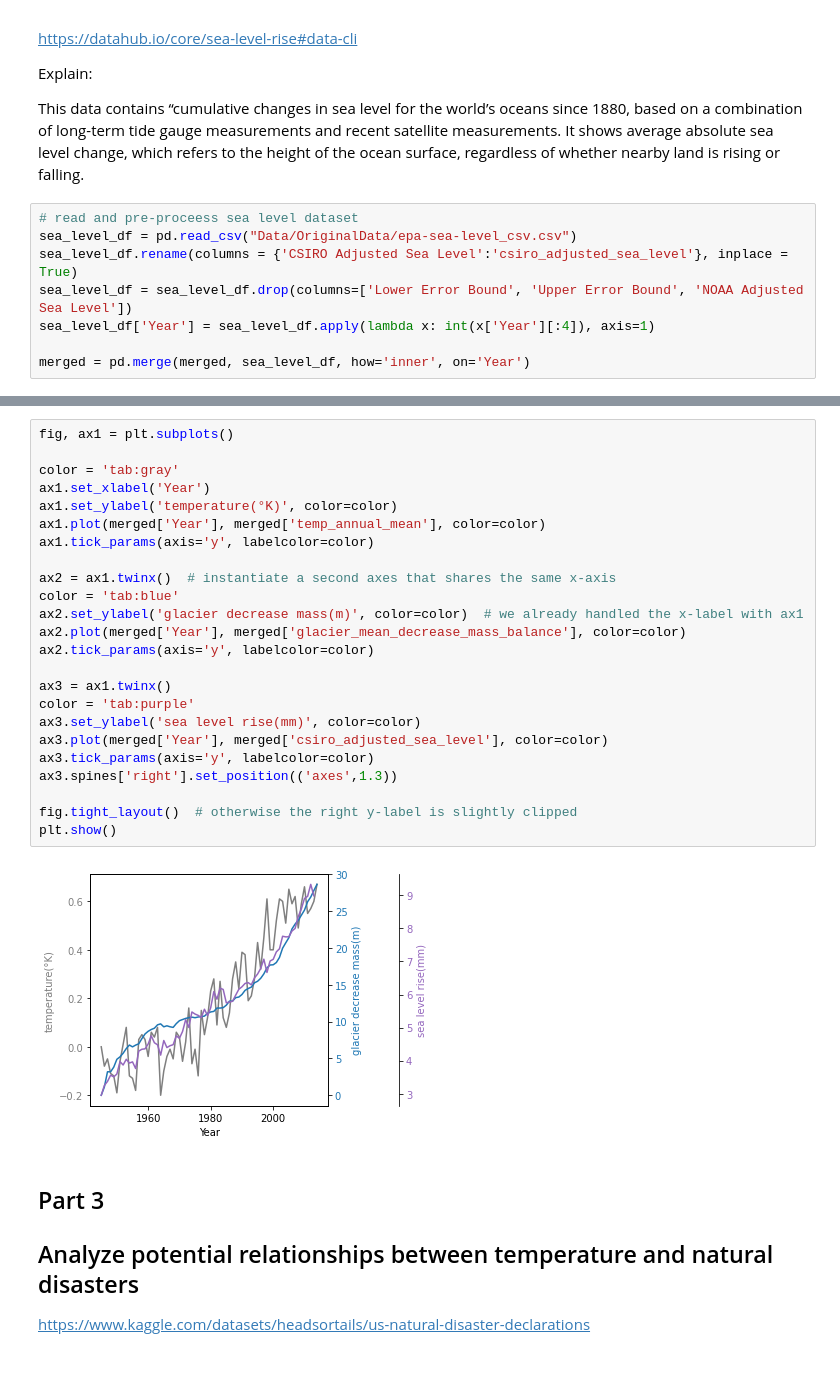
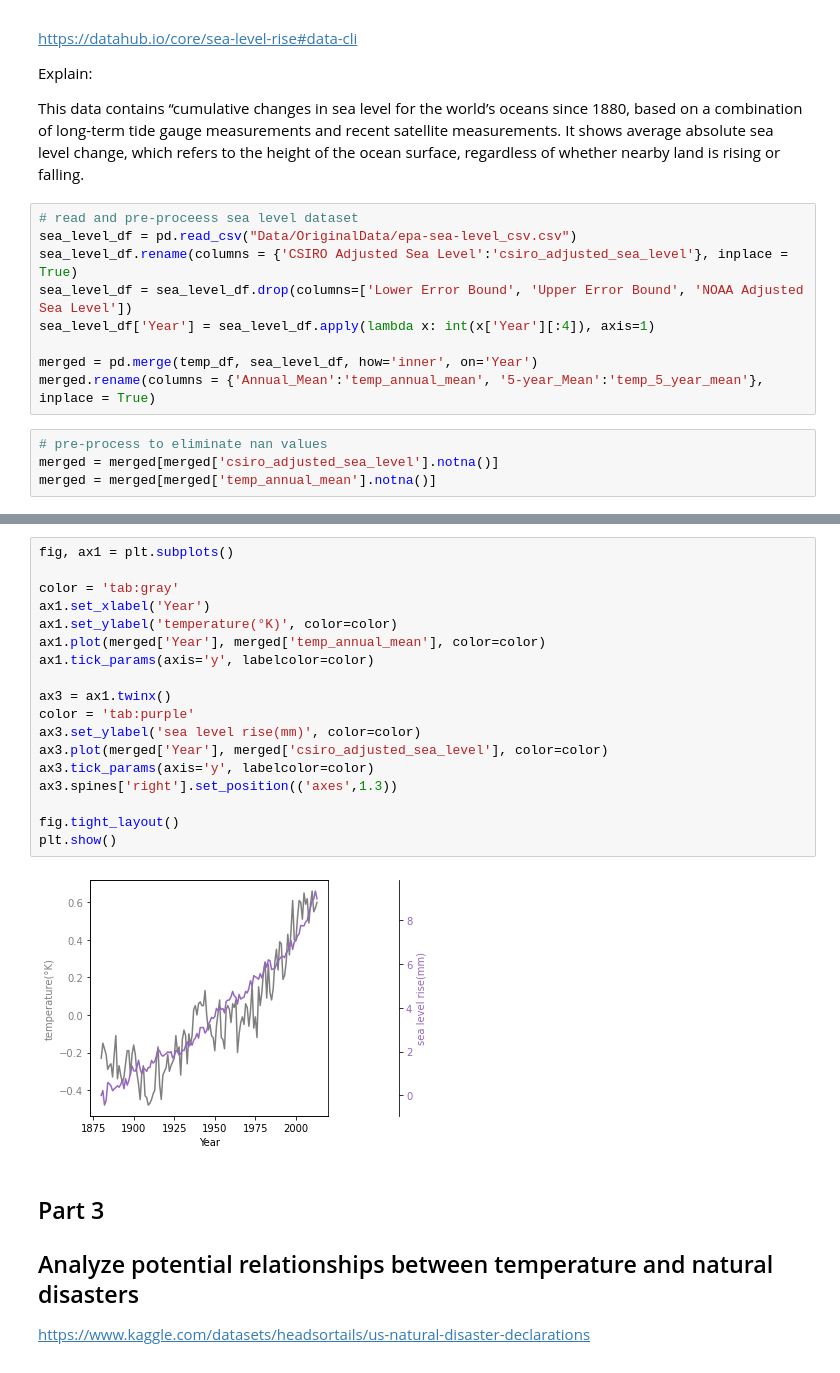
Before and after one commit to KKDJOSEPH/Analysis_on_Global_Warming, a Jupyter notebook: Analysis_on_Global_Warming_Impact.ipynb, the cells around one changed output, grey strips where cells are left out. Drawn from its saved outputs; the diff is of its cells as text.

```diff
--- a/Analysis_on_Global_Warming_Impact.ipynb
+++ b/Analysis_on_Global_Warming_Impact.ipynb
@@ -116,4 +100,9 @@ sea_level_df.rename(columns = {'CSIRO Adjusted Sea Level':'csiro_adjusted_sea_le
 sea_level_df = sea_level_df.drop(columns=['Lower Error Bound', 'Upper Error Bound', 'NOAA Adjusted Sea Level'])
 sea_level_df['Year'] = sea_level_df.apply(lambda x: int(x['Year'][:4]), axis=1)
 
-merged = pd.merge(merged, sea_level_df, how='inner', on='Year')
+merged = pd.merge(temp_df, sea_level_df, how='inner', on='Year')
+merged.rename(columns = {'Annual_Mean':'temp_annual_mean', '5-year_Mean':'temp_5_year_mean'}, inplace = True)
+# %%
+# pre-process to eliminate nan values
+merged = merged[merged['csiro_adjusted_sea_level'].notna()]
+merged = merged[merged['temp_annual_mean'].notna()]
@@ -120,29 +122,23 @@ merged = pd.merge(merged, sea_level_df, how='inner', on='Year')
 # %%
 fig, ax1 = plt.subplots()
 
 color = 'tab:gray'
 ax1.set_xlabel('Year')
 ax1.set_ylabel('temperature(°K)', color=color)
 ax1.plot(merged['Year'], merged['temp_annual_mean'], color=color)
 ax1.tick_params(axis='y', labelcolor=color)
 
-ax2 = ax1.twinx()  # instantiate a second axes that shares the same x-axis
-color = 'tab:blue'
-ax2.set_ylabel('glacier decrease mass(m)', color=color)  # we already handled the x-label with ax1
-ax2.plot(merged['Year'], merged['glacier_mean_decrease_mass_balance'], color=color)
-ax2.tick_params(axis='y', labelcolor=color)
-
 ax3 = ax1.twinx()
 color = 'tab:purple'
 ax3.set_ylabel('sea level rise(mm)', color=color)
 ax3.plot(merged['Year'], merged['csiro_adjusted_sea_level'], color=color)
 ax3.tick_params(axis='y', labelcolor=color)
 ax3.spines['right'].set_position(('axes',1.3))
 
-fig.tight_layout()  # otherwise the right y-label is slightly clipped
+fig.tight_layout()
 plt.show()
 # %% [output]
-[figure, old version]
+[figure, new version]
 # %% [markdown]
 ## Part 3
 ## Analyze potential relationships between temperature and natural disasters
```
Also changed, not shown: parts of 11 cells of this notebook.
